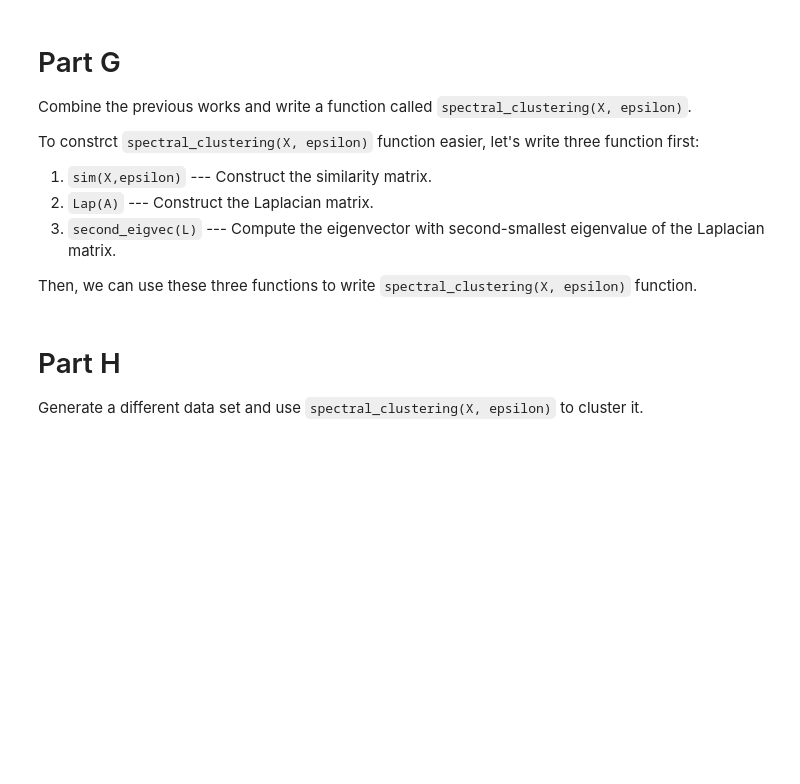
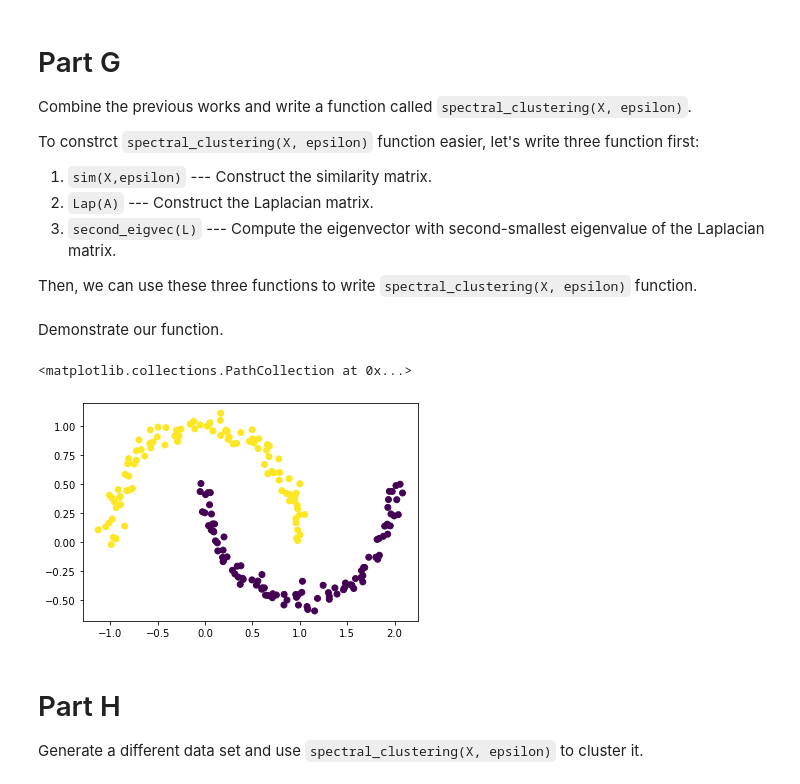
Before and after one commit to FelixLQJiang/Advanced_python_tutorial, a Jupyter notebook: blog4/2021-11-5-blog-post-4.ipynb, the cells around one changed output. Saved outputs shown, nothing was run; the diff lists cells and outputs as text; code cells hidden in the pictures; blank space fills up the shorter version.

```diff
--- a/blog4/2021-11-5-blog-post-4.ipynb
+++ b/blog4/2021-11-5-blog-post-4.ipynb
@@ -503,6 +503,15 @@ def spectral_clustering(X, epsilon):
     opt[z_eigvec >= 0] = 1
 
     return opt
+# %% [markdown]
+Demonstrate our function.
+# %%
+n = 200
+X, y = datasets.make_moons(n_samples=n, shuffle=True, noise=0.05, random_state=None)
+plt.scatter(X[:,0], X[:,1], c = spectral_clustering(X, epsilon = 0.4))
+# %% [output]
+<matplotlib.collections.PathCollection at 0x...>
+[figure, added]
 # %% [markdown]
 # Part H
 
```
Also changed, not shown: parts of 4 cells of this notebook.
